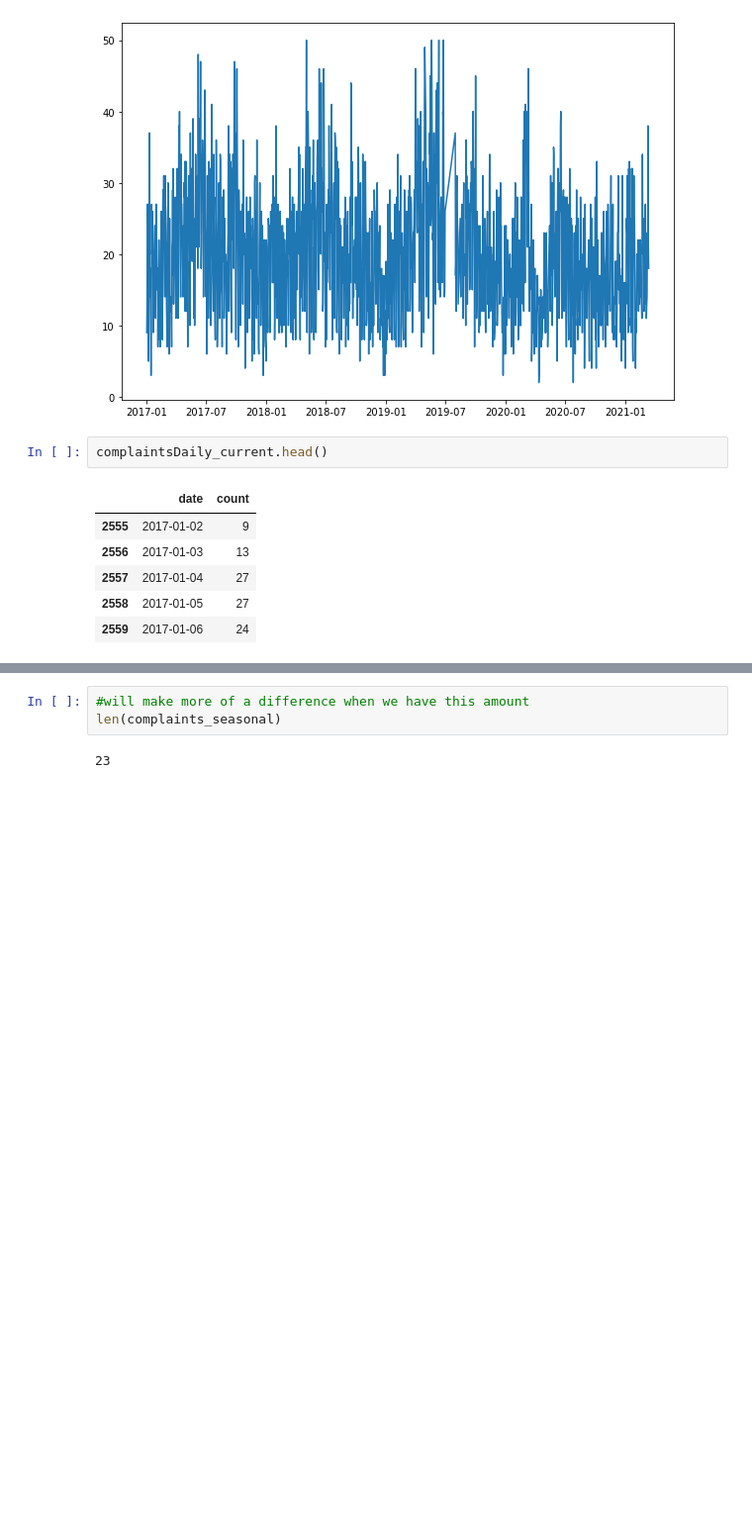
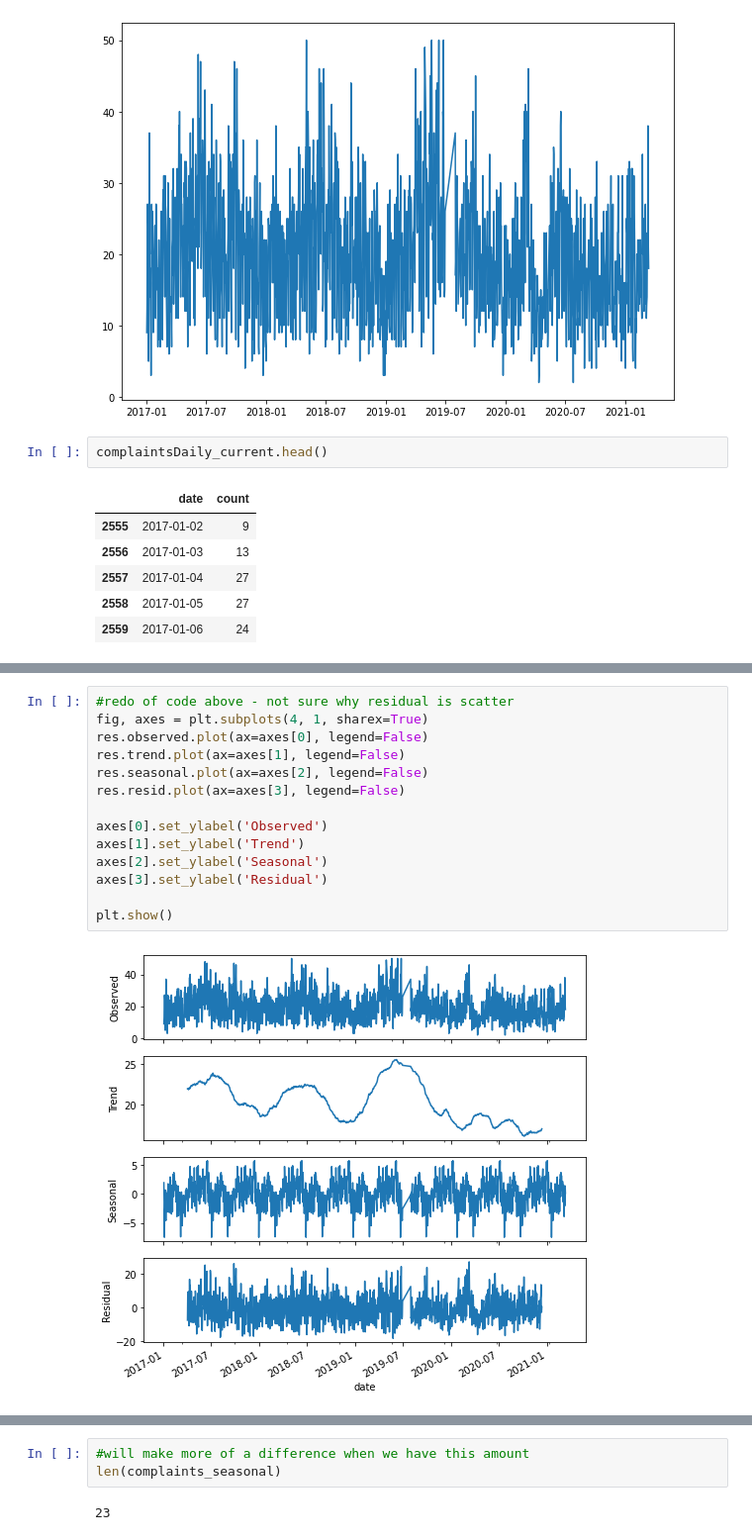
Before and after one commit to amaqals/CUSP2021ADS-Team, a Jupyter notebook: TimeSeriesAnalysis.ipynb, the cells around one changed output, grey strips where cells are left out. Shown at 99% size. Cells and saved outputs as stored; diff of their text form; blank space fills up the shorter version.

```diff
--- a/TimeSeriesAnalysis.ipynb
+++ b/TimeSeriesAnalysis.ipynb
@@ -231,0 +195,16 @@ joined_complaints.head()
+# %%
+#redo of code above - not sure why residual is scatter
+fig, axes = plt.subplots(4, 1, sharex=True)
+res.observed.plot(ax=axes[0], legend=False)
+res.trend.plot(ax=axes[1], legend=False)
+res.seasonal.plot(ax=axes[2], legend=False)
+res.resid.plot(ax=axes[3], legend=False)
+
+axes[0].set_ylabel('Observed')
+axes[1].set_ylabel('Trend')
+axes[2].set_ylabel('Seasonal')
+axes[3].set_ylabel('Residual')
+
+plt.show()
+# %% [output]
+[figure, added]
```
Also changed, not shown: parts of 40 cells of this notebook.
